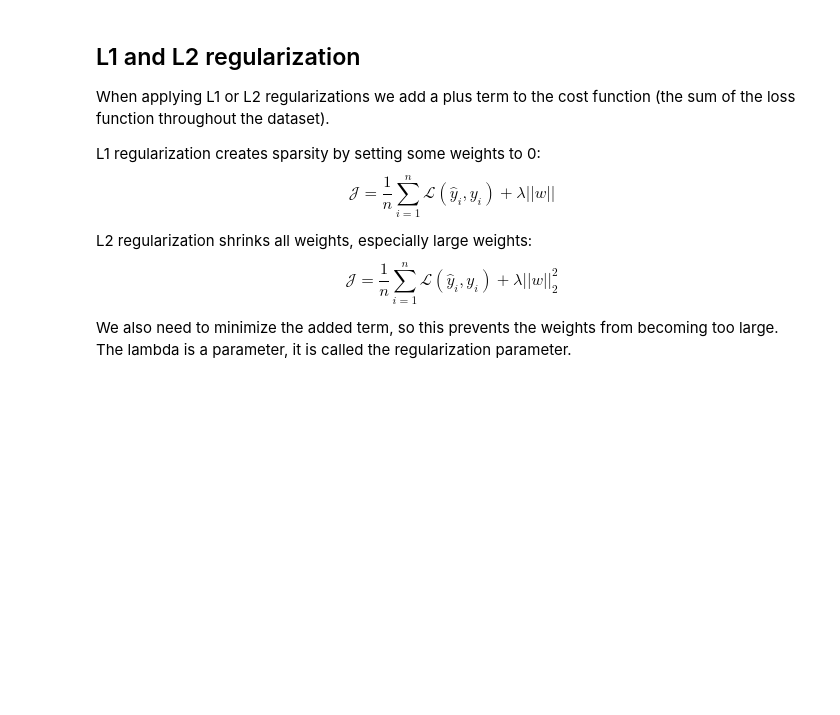
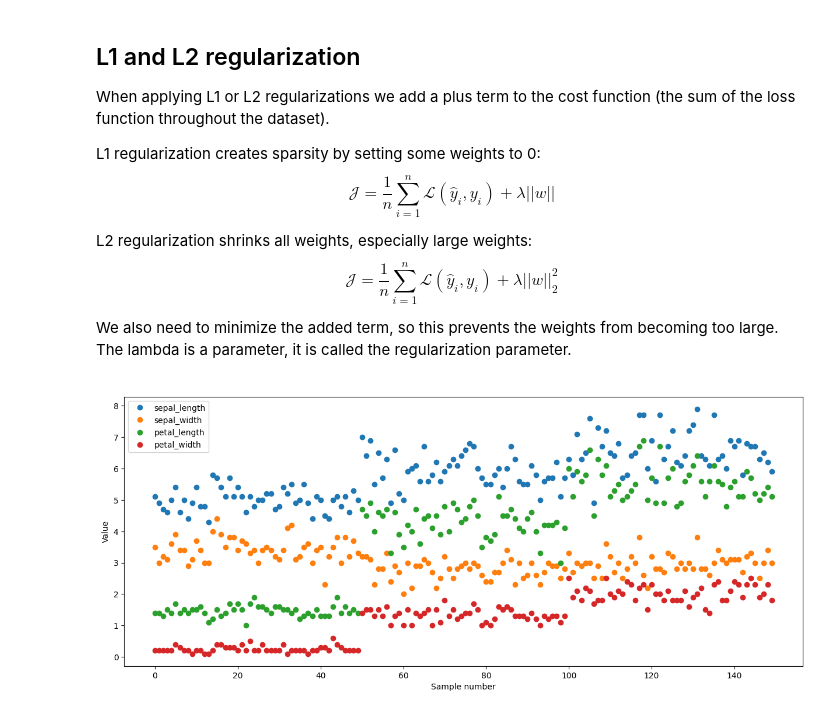
Before and after one commit to szalai-istvan/ai, a Jupyter notebook: deep-understanding-of-deep-learning/05-regularization/05-regularization.ipynb, the cells around one changed output. Drawn from its saved outputs; the diff is of its cells as text; code cells hidden in the pictures; blank space fills up the shorter version.

```diff
--- a/deep-understanding-of-deep-learning/05-regularization/05-regularization.ipynb
+++ b/deep-understanding-of-deep-learning/05-regularization/05-regularization.ipynb
@@ -224,3 +224,13 @@ def createNewModelL2(l2Lambda):
     optimizer = torch.optim.SGD(model.parameters(), lr=.005, weight_decay=l2Lambda)
 
     return model, lossFunction, optimizer
+# %%
+import seaborn as sns
+iris = sns.load_dataset('iris')
+
+iris.plot(marker='o', linestyle='none', figsize=(15, 6))
+plt.xlabel('Sample number')
+plt.ylabel('Value')
+plt.show()
+# %% [output]
+[figure, added]
```
Also changed, not shown: parts of 2 cells of this notebook, 1 other file.
